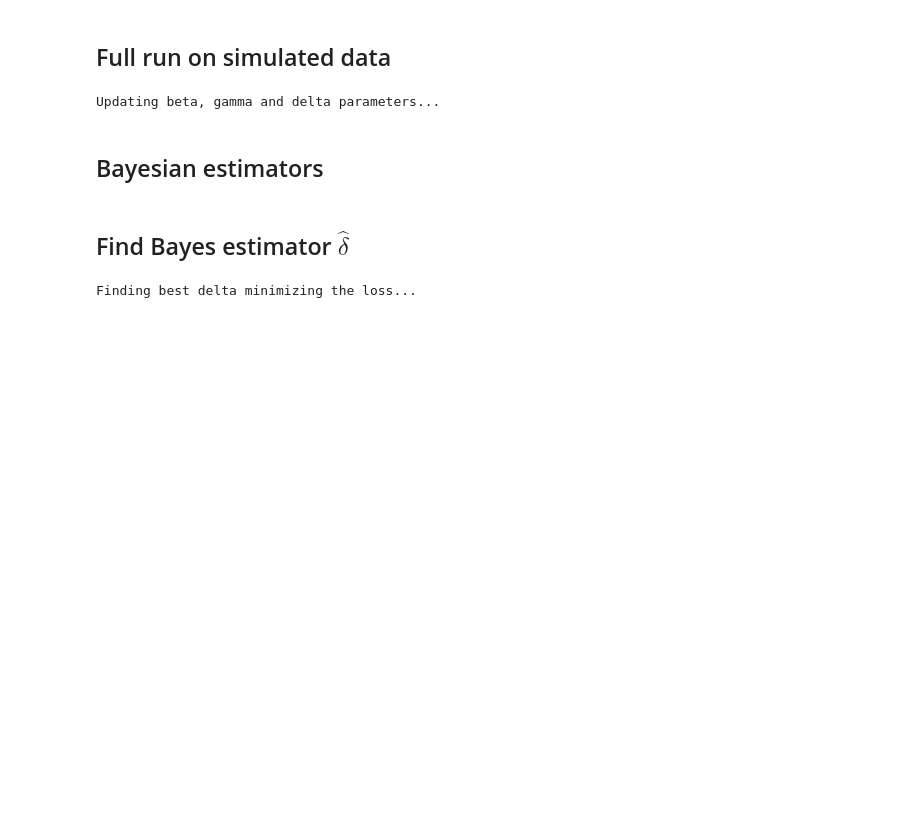
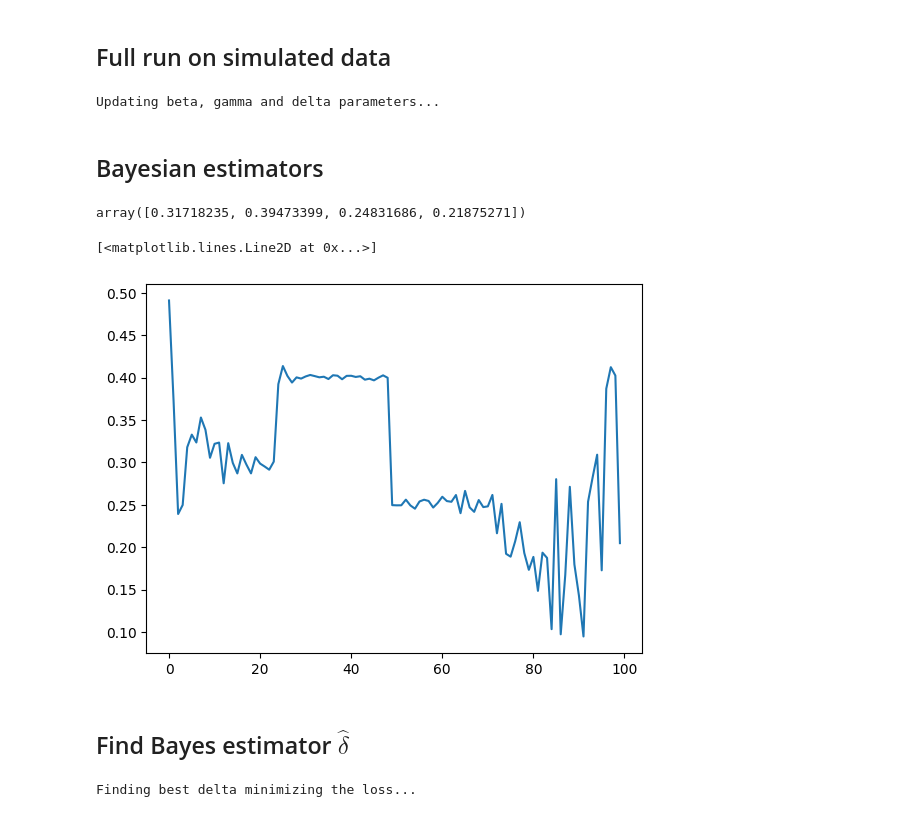
Before and after one commit to s1m0n32001/BayesianSIR, a Jupyter notebook: final.ipynb, the cells around one changed output. Saved outputs shown, nothing was run; the diff lists cells and outputs as text; code cells hidden in the pictures; blank space fills up the shorter version.

```diff
--- a/final.ipynb
+++ b/final.ipynb
@@ -41,6 +45,16 @@ bs_samples = SIR_model.bs_samples
 rs_samples = SIR_model.rs_samples
 betas_samples = SIR_model.betas_samples
 gammas_samples = SIR_model.gammas_samples
+# %%
+betas_mean = np.mean(betas_samples, axis=1)
+betas_mean.reshape(4, 25).mean(axis=1)
+# %% [output]
+array([0.31718235, 0.39473399, 0.24831686, 0.21875271])
+# %%
+plt.plot(betas_mean)
+# %% [output]
+[<matplotlib.lines.Line2D at 0x...>]
+[figure, added]
 # %% [markdown]
 ## Find Bayes estimator $\hat{\delta}$
 # %%
```
Also changed, not shown: parts of 22 cells of this notebook, 1 other file.
